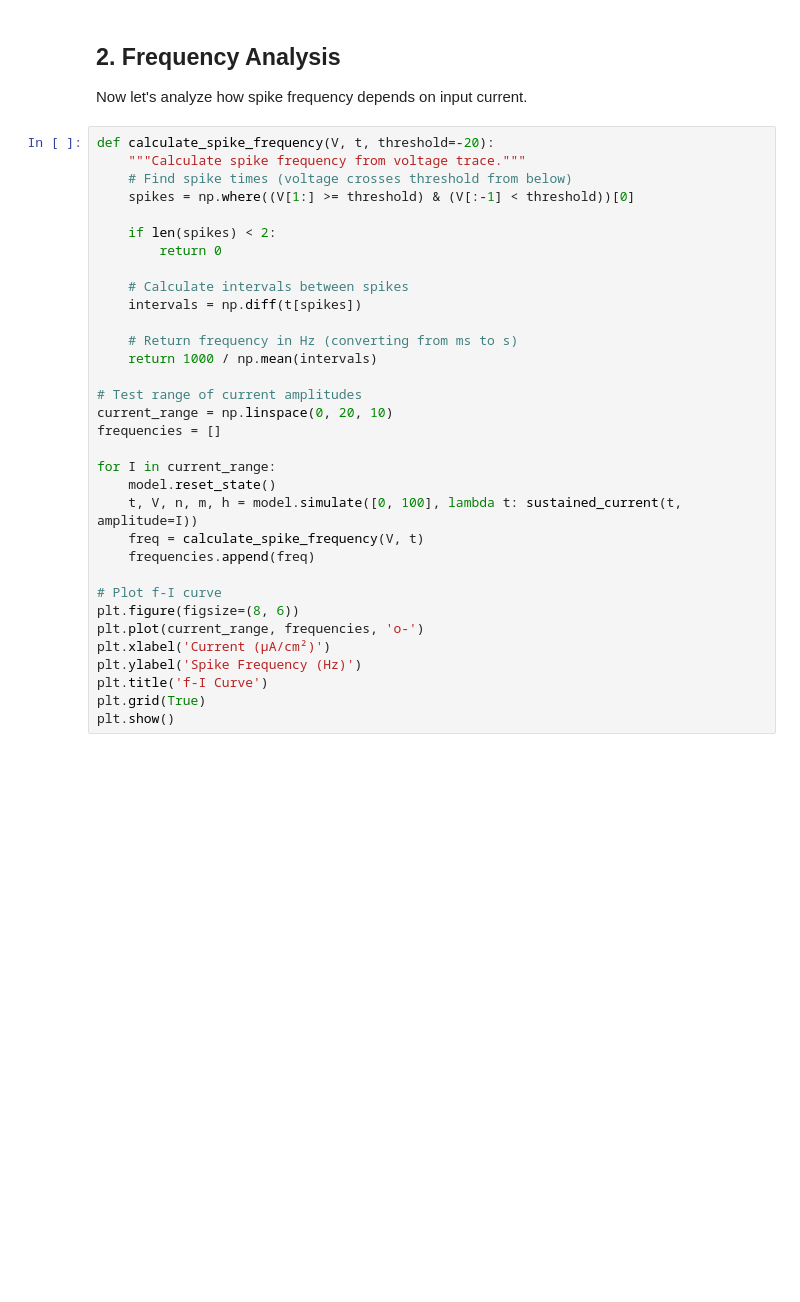
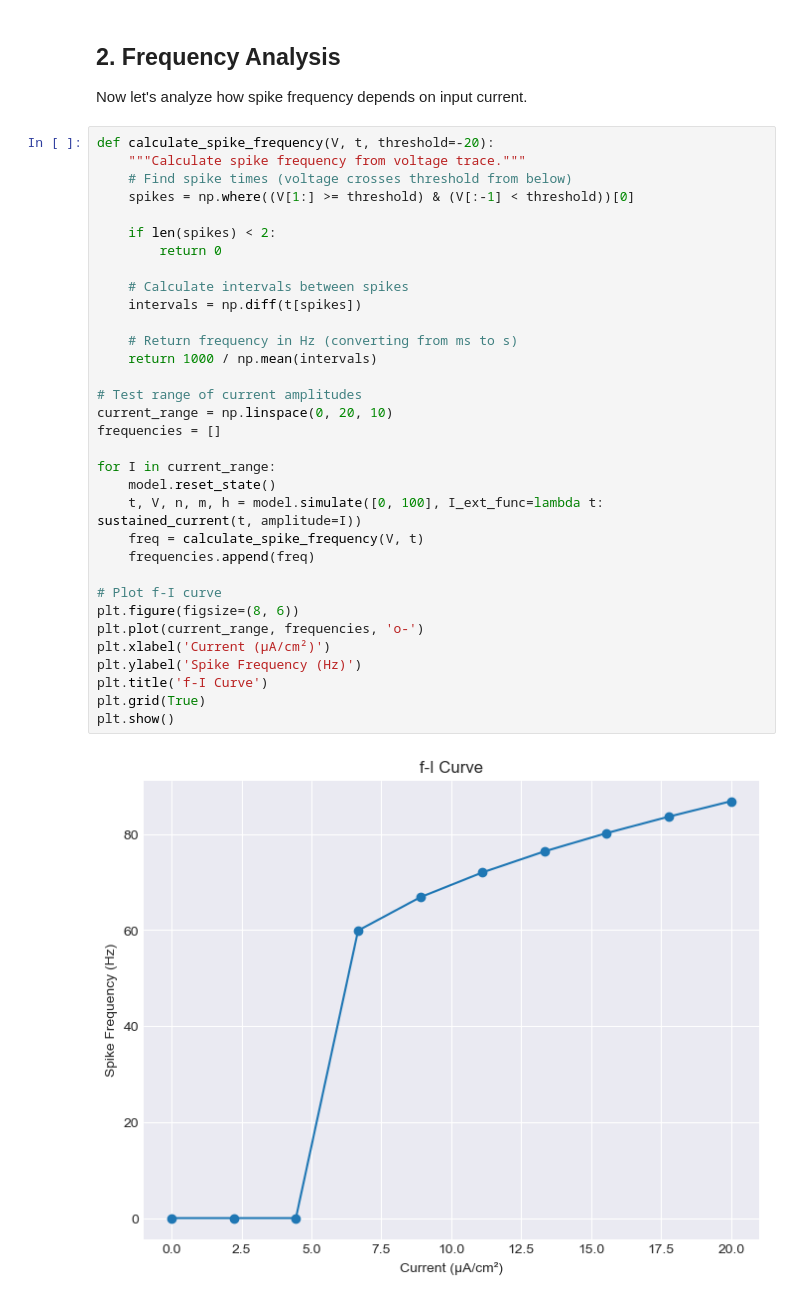
Before and after one commit to ajfranck/hodgkin-huxley, a Jupyter notebook: notebooks/spike_analysis.ipynb, the cells around one changed output. Drawn from its saved outputs; the diff is of its cells as text; blank space fills up the shorter version.

```diff
--- a/notebooks/spike_analysis.ipynb
+++ b/notebooks/spike_analysis.ipynb
@@ -45,31 +52,33 @@ def calculate_spike_frequency(V, t, threshold=-20):
     """Calculate spike frequency from voltage trace."""
     # Find spike times (voltage crosses threshold from below)
     spikes = np.where((V[1:] >= threshold) & (V[:-1] < threshold))[0]
 
     if len(spikes) < 2:
         return 0
 
     # Calculate intervals between spikes
     intervals = np.diff(t[spikes])
 
     # Return frequency in Hz (converting from ms to s)
     return 1000 / np.mean(intervals)
 
 # Test range of current amplitudes
 current_range = np.linspace(0, 20, 10)
 frequencies = []
 
 for I in current_range:
     model.reset_state()
-    t, V, n, m, h = model.simulate([0, 100], lambda t: sustained_current(t, amplitude=I))
+    t, V, n, m, h = model.simulate([0, 100], I_ext_func=lambda t: sustained_current(t, amplitude=I))
     freq = calculate_spike_frequency(V, t)
     frequencies.append(freq)
 
 # Plot f-I curve
 plt.figure(figsize=(8, 6))
 plt.plot(current_range, frequencies, 'o-')
 plt.xlabel('Current (μA/cm²)')
 plt.ylabel('Spike Frequency (Hz)')
 plt.title('f-I Curve')
 plt.grid(True)
 plt.show()
+# %% [output]
+[figure, added]
```
Also changed, not shown: parts of 2 cells of this notebook, 2 other files.
